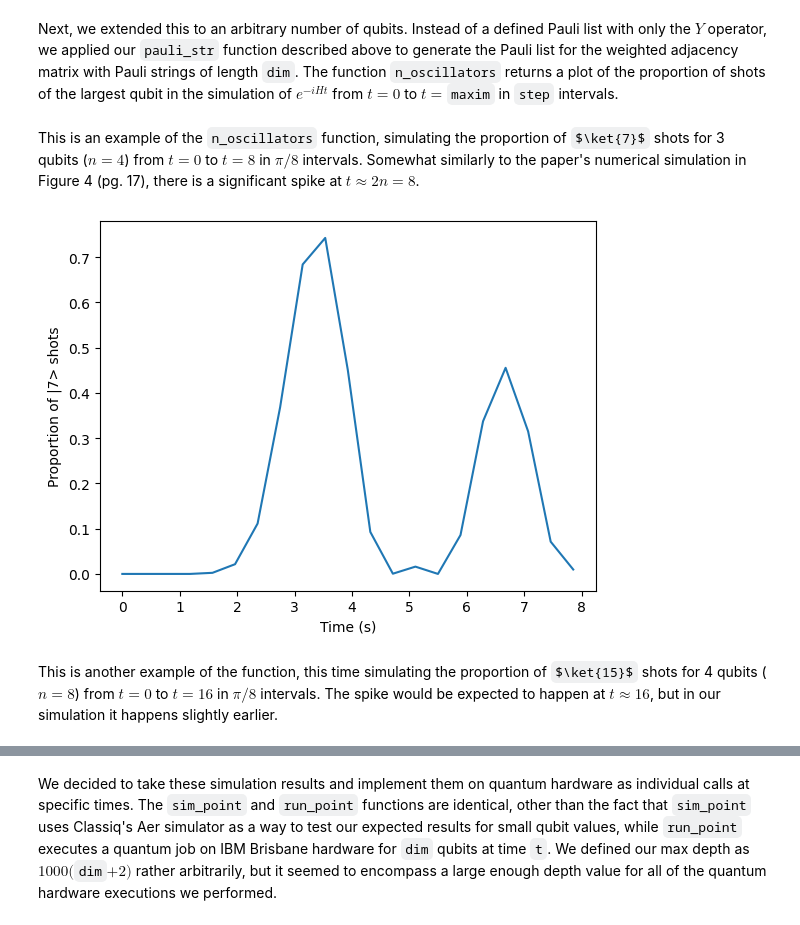
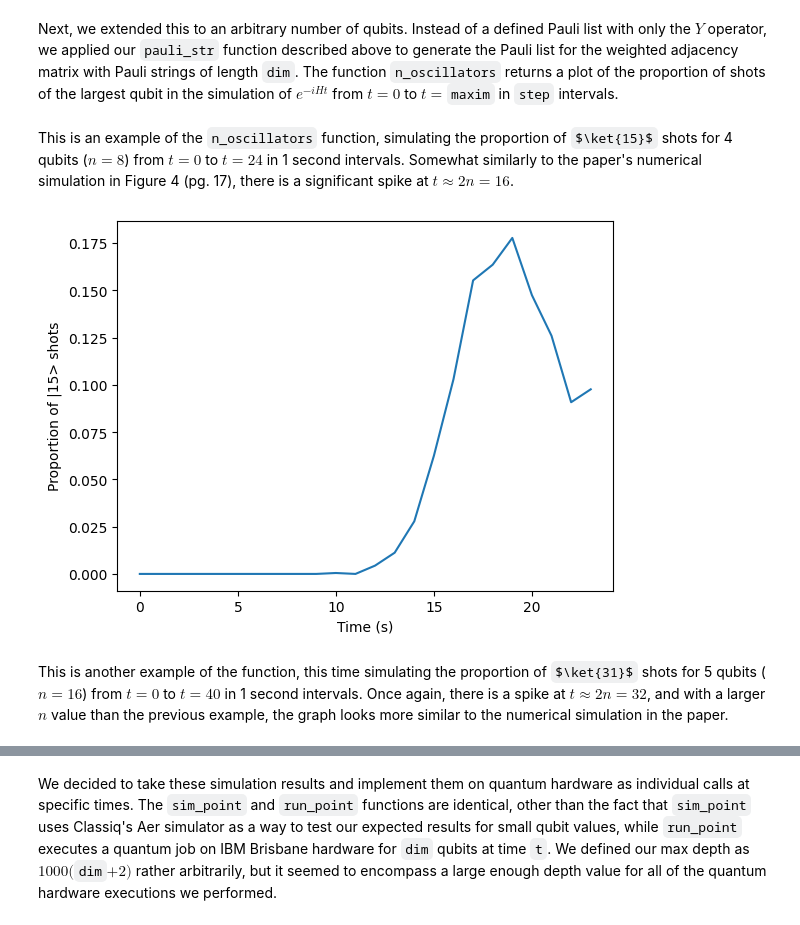
Before and after one commit to adam-godel/qrise2024-classiq-challenge, a Jupyter notebook: glued_trees.ipynb, the cells around one changed output, grey strips where cells are left out. Cells and saved outputs as stored; diff of their text form; code cells hidden in the pictures; some formulas as TeX source.

```diff
--- a/glued_trees.ipynb
+++ b/glued_trees.ipynb
@@ -59,6 +62,7 @@ def pauli_str(dim):
         A[i][i] = 3
         if i < 2**dim-1:
             A[i][i+1] = -2 if i == 2**(dim-1)-1 else -np.sqrt(2)
+    A = -np.array(linalg.sqrtm(A))
     output = str(qml.pauli_decompose(np.array(A)))
     pauli = ["".join([j for j in i if j.isalpha()]) for i in re.findall(r'\[.*?\]', output)]
     consts = [float(i[1:-1]) for i in re.findall(r'\(.*?\)', output)]
@@ -113,7 +117,7 @@ def n_oscillators(dim, maxim, step):
             exponentiation_with_depth_constraint(
                 pauli_operator=pauli_list_to_hamiltonian(pauli_list),
                 evolution_coefficient=t,
-                max_depth=(dim+2)*1000,
+                max_depth=2477,
                 qbv=state,
             )
         model = create_model(main)
@@ -130,16 +134,15 @@ def n_oscillators(dim, maxim, step):
             output.append(point[index].shots/2048)
         except IndexError:
             output.append(0)
-        print(output[-1])
     plt.plot(times, output)
     plt.xlabel("Time (s)")
     plt.ylabel("Proportion of |"+str(2**dim-1)+"> shots")
     plt.show()
 # %% [markdown]
-This is an example of the `n_oscillators` function, simulating the proportion of $\ket{7}$ shots for 3 qubits ($n=4$) from $t=0$ to $t=8$ in $\pi/8$ intervals. Somewhat similarly to the paper's numerical simulation in Figure 4 (pg. 17), there is a significant spike at $t \approx 2n = 8$.
+This is an example of the `n_oscillators` function, simulating the proportion of $\ket{15}$ shots for 4 qubits ($n=8$) from $t=0$ to $t=24$ in 1 second intervals. Somewhat similarly to the paper's numerical simulation in Figure 4 (pg. 17), there is a significant spike at $t \approx 2n = 16$.
-# %%
-n_oscillators(3, 8, np.pi/8)
-# %% [output]
-[figure, removed]
+# %%
+n_oscillators(4, 24, 1)
+# %% [output]
+[figure, added]
 # %% [markdown]
-This is another example of the function, this time simulating the proportion of $\ket{15}$ shots for 4 qubits ($n=8$) from $t=0$ to $t=16$ in $\pi/8$ intervals. The spike would be expected to happen at $t \approx 16$, but in our simulation it happens slightly earlier.
+This is another example of the function, this time simulating the proportion of $\ket{31}$ shots for 5 qubits ($n=16$) from $t=0$ to $t=40$ in 1 second intervals. Once again, there is a spike at $t \approx 2n = 32$, and with a larger $n$ value than the previous example, the graph looks more similar to the numerical simulation in the paper.
```
Also changed, not shown: parts of 7 cells of this notebook.
